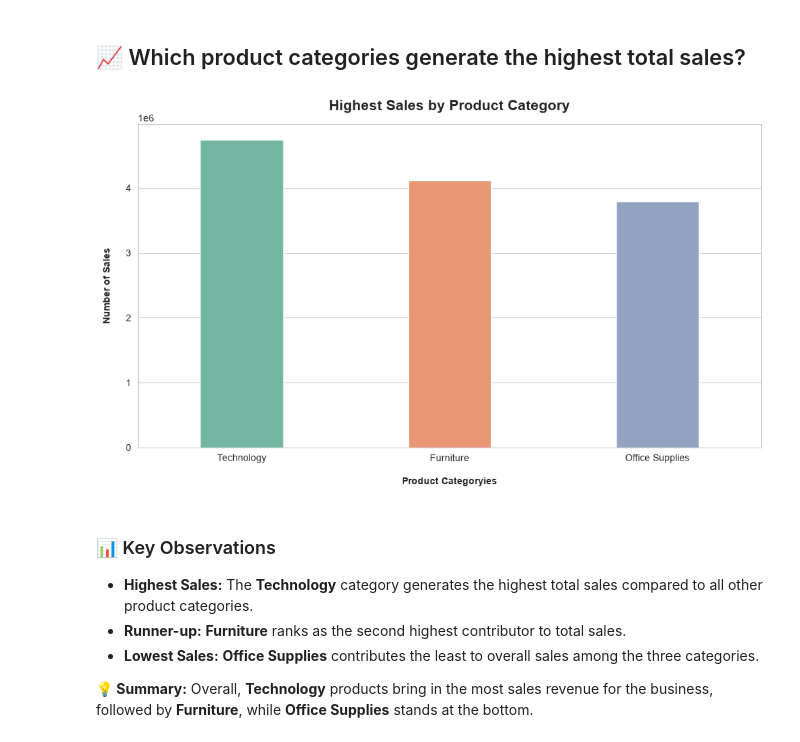
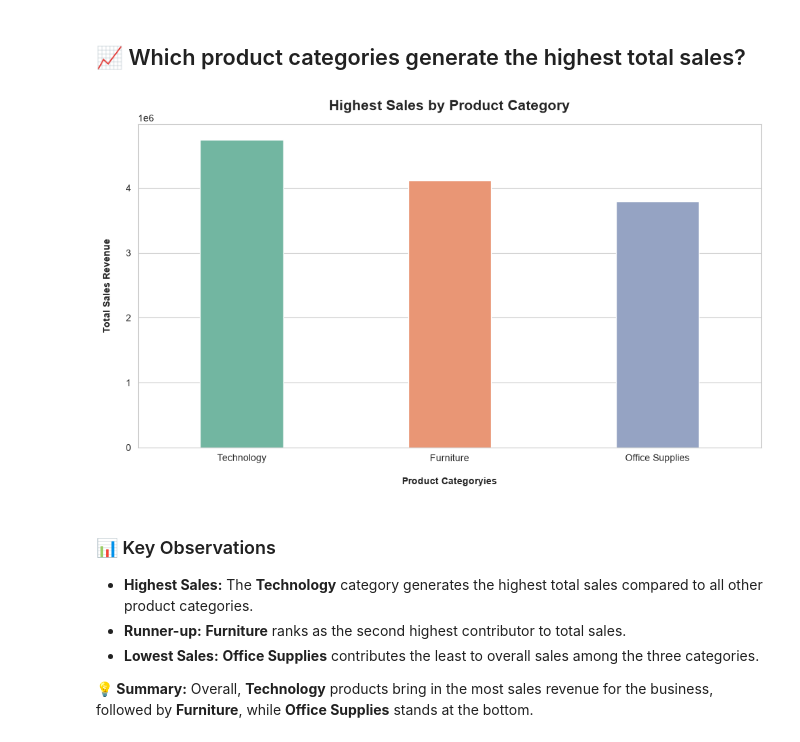
Before and after one commit to Pratyush-Guleria/data-analysis-projects, a Jupyter notebook: project-02-retail-sales-analysis/notebook/01_eda.ipynb, the cells around one changed output. Cells and saved outputs as stored; diff of their text form; code cells hidden in the pictures.

```diff
--- a/project-02-retail-sales-analysis/notebook/01_eda.ipynb
+++ b/project-02-retail-sales-analysis/notebook/01_eda.ipynb
@@ -147,33 +147,33 @@ df.describe(include = ["object", "str"])
 # %%
 sns.set_style("whitegrid")
 
 plt.figure(figsize = (10, 6))
 
 top_sales = df.groupby("Category")["Sales"].sum().sort_values(ascending = False).reset_index()
 
 sns.barplot(
     data = top_sales,
     y = "Sales",
     x = "Category",
     palette = "Set2",
     width = 0.4,
     errorbar = None,
     legend = False,
     hue = "Category"
 )
 
 plt.title("Highest Sales by Product Category", fontsize = 15, fontweight = "bold", pad = 15)
 
 plt.xlabel("Product Categoryies", fontsize = 10, fontweight = "bold", labelpad = 15)
-plt.ylabel("Number of Sales", fontsize = 10, fontweight = "bold", labelpad = 15)
+plt.ylabel("Total Sales Revenue", fontsize = 10, fontweight = "bold", labelpad = 15)
 
 plt.tight_layout()
 
 
 plt.savefig("../images/highest_sales_by_product_category.png", dpi = 300, bbox_inches = "tight")
 plt.show()
 # %% [output]
-[figure, old version]
+[figure, new version]
 # %% [markdown]
 ### 📊 Key Observations
 
```
Also changed, not shown: parts of 3 cells of this notebook.
